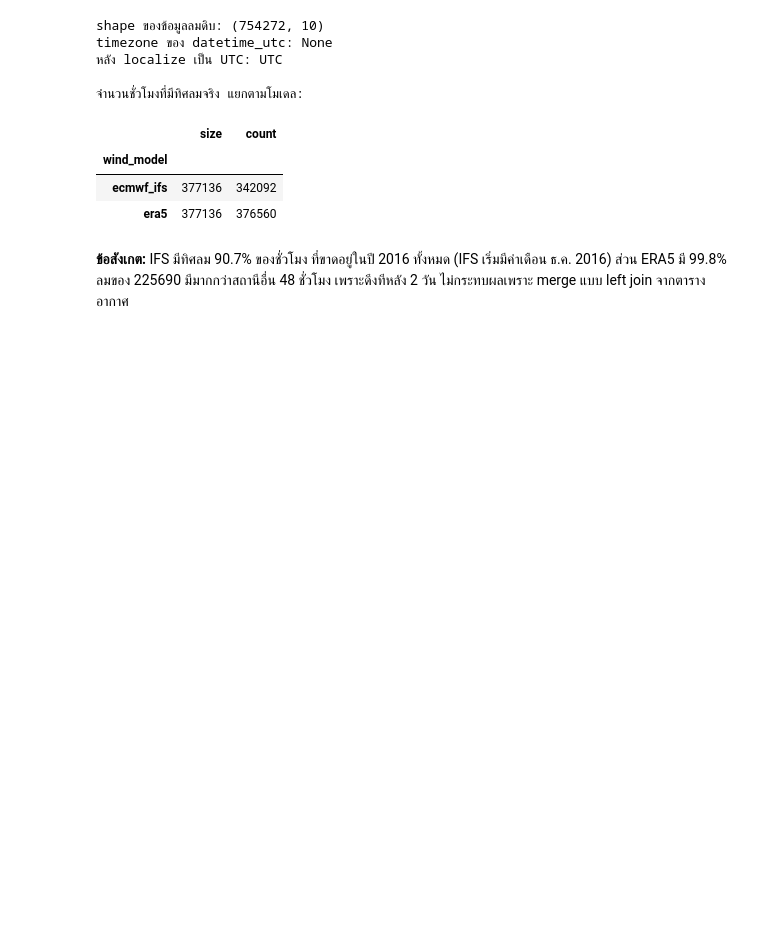
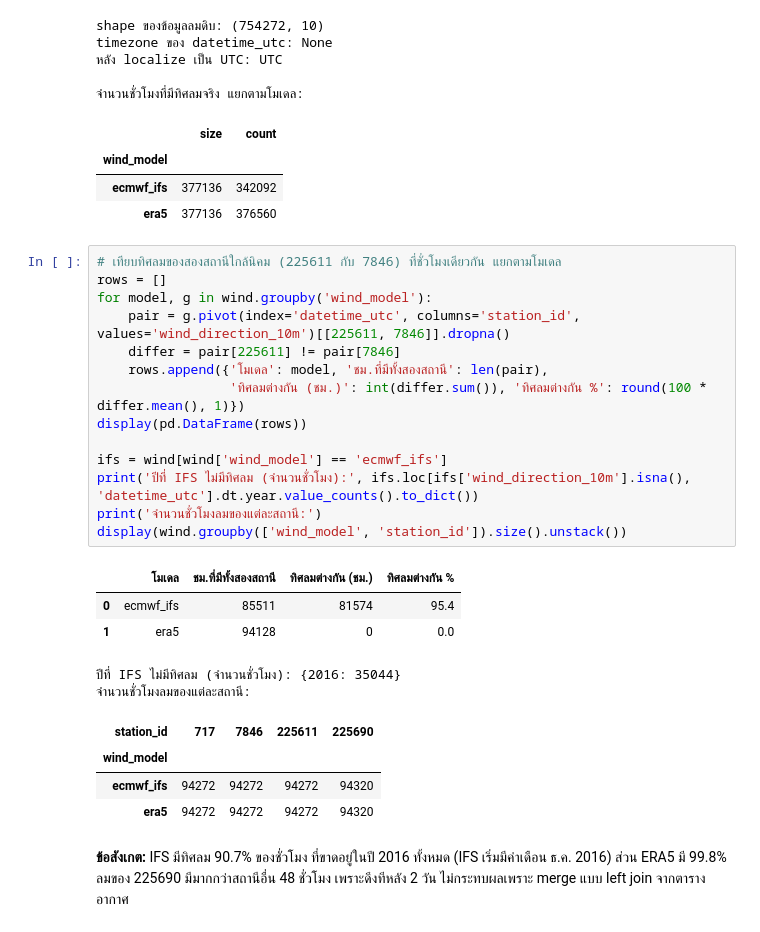
Before and after one commit to Rmnlin/maptaphut-air-quality, a Jupyter notebook: notebooks/02_cleaning.ipynb, the cells around one changed output. Drawn from its saved outputs; the diff is of its cells as text; blank space fills up the shorter version.

```diff
--- a/notebooks/02_cleaning.ipynb
+++ b/notebooks/02_cleaning.ipynb
@@ -174,6 +174,30 @@ timezone ของ datetime_utc: None
 | wind_model |  |  |
 | ecmwf_ifs | 377136 | 342092 |
 | era5 | 377136 | 376560 |
+# %%
+# เทียบทิศลมของสองสถานีใกล้นิคม (225611 กับ 7846) ที่ชั่วโมงเดียวกัน แยกตามโมเดล
+rows = []
+for model, g in wind.groupby('wind_model'):
+    pair = g.pivot(index='datetime_utc', columns='station_id', values='wind_direction_10m')[[225611, 7846]].dropna()
+    differ = pair[225611] != pair[7846]
+    rows.append({'โมเดล': model, 'ชม.ที่มีทั้งสองสถานี': len(pair),
+                 'ทิศลมต่างกัน (ชม.)': int(differ.sum()), 'ทิศลมต่างกัน %': round(100 * differ.mean(), 1)})
+display(pd.DataFrame(rows))
+
+ifs = wind[wind['wind_model'] == 'ecmwf_ifs']
+print('ปีที่ IFS ไม่มีทิศลม (จำนวนชั่วโมง):', ifs.loc[ifs['wind_direction_10m'].isna(), 'datetime_utc'].dt.year.value_counts().to_dict())
+print('จำนวนชั่วโมงลมของแต่ละสถานี:')
+display(wind.groupby(['wind_model', 'station_id']).size().unstack())
+# %% [output]
+|  | โมเดล | ชม.ที่มีทั้งสองสถานี | ทิศลมต่างกัน (ชม.) | ทิศลมต่างกัน % |
+| 0 | ecmwf_ifs | 85511 | 81574 | 95.4 |
+| 1 | era5 | 94128 | 0 | 0.0 |
+ปีที่ IFS ไม่มีทิศลม (จำนวนชั่วโมง): {2016: 35044}
+จำนวนชั่วโมงลมของแต่ละสถานี:
+| station_id | 717 | 7846 | 225611 | 225690 |
+| wind_model |  |  |  |  |
+| ecmwf_ifs | 94272 | 94272 | 94272 | 94320 |
+| era5 | 94272 | 94272 | 94272 | 94320 |
 # %% [markdown]
 **ข้อสังเกต:** IFS มีทิศลม 90.7% ของชั่วโมง ที่ขาดอยู่ในปี 2016 ทั้งหมด (IFS เริ่มมีค่าเดือน ธ.ค. 2016) ส่วน ERA5 มี 99.8% ลมของ 225690 มีมากกว่าสถานีอื่น 48 ชั่วโมง เพราะดึงทีหลัง 2 วัน ไม่กระทบผลเพราะ merge แบบ left join จากตารางอากาศ
 # %% [markdown]
```
Also changed, not shown: 1 other file.
